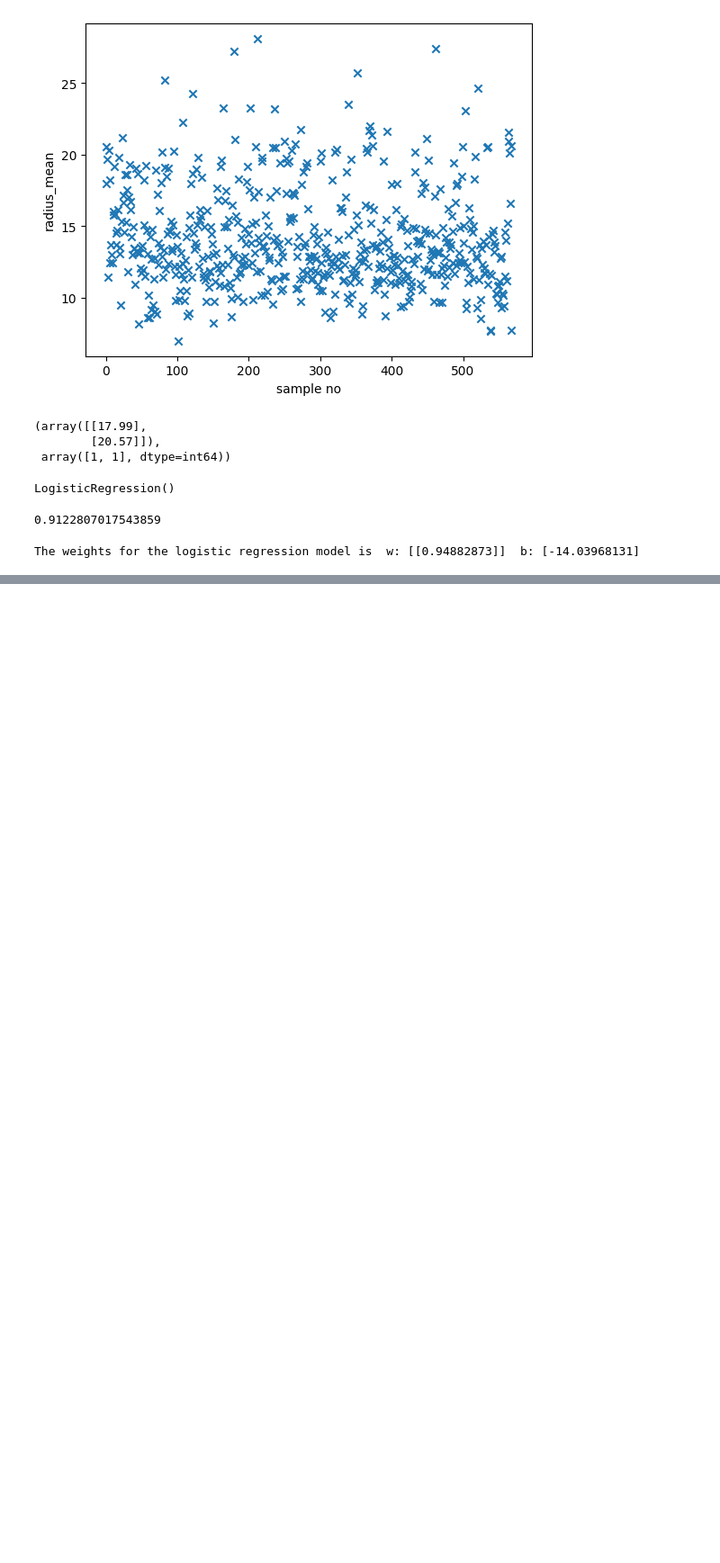
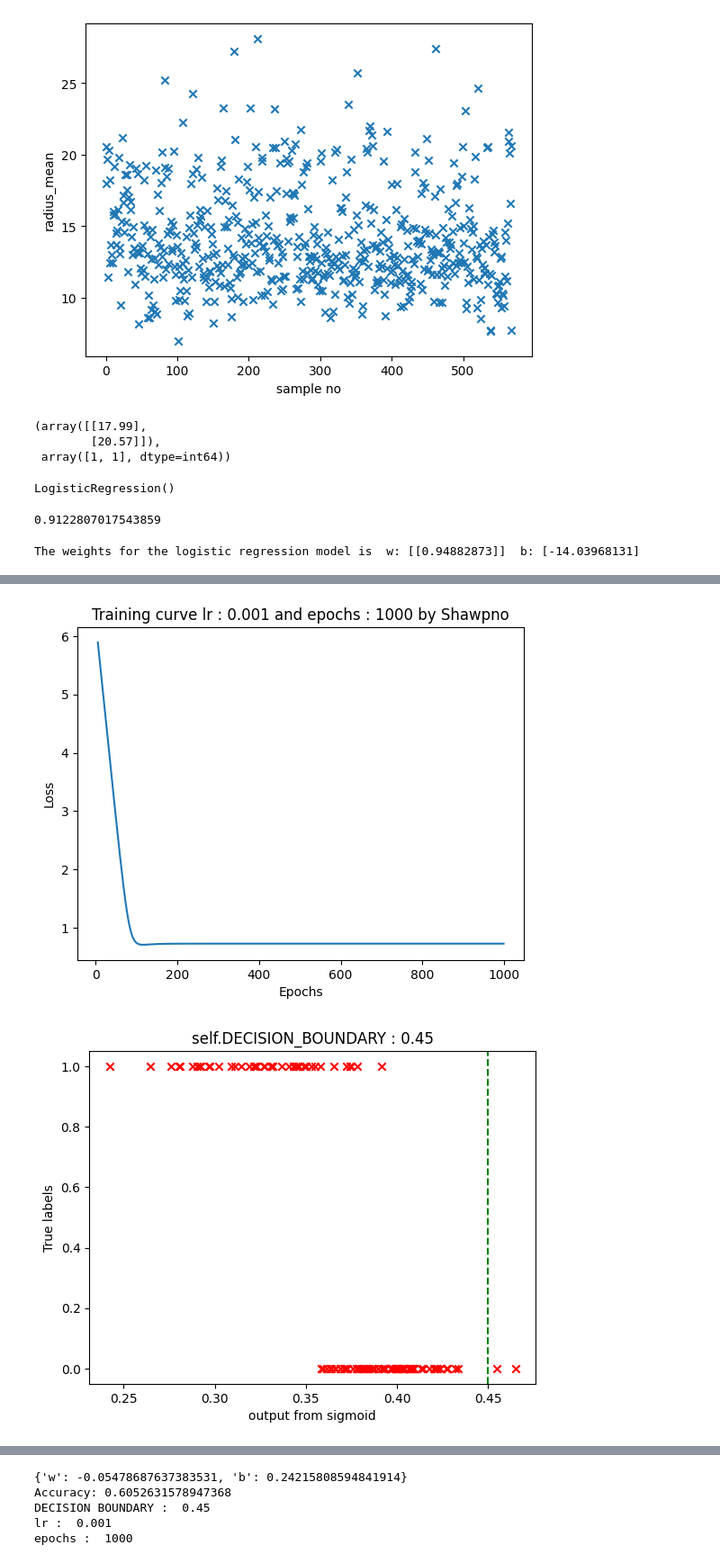
Before and after one commit to swapnashis/Intro_to_AI-BKIAC, a Jupyter notebook: Assingment-2A/Assignment-02A-logistic-regression.ipynb, the cells around one changed output, grey strips where cells are left out. Shown at 90% size. Cells and saved outputs as stored; diff of their text form; code cells hidden in the pictures; blank space fills up the shorter version.

```diff
--- a/Assingment-2A/Assignment-02A-logistic-regression.ipynb
+++ b/Assingment-2A/Assignment-02A-logistic-regression.ipynb
@@ -249,0 +261,23 @@ ValueError: Classification metrics can't handle a mix of binary and continuous t
+# %%
+my_model = MyLogisticRegression(decissionBoundary=0.45)
+my_model.fit(X_train, y_train, epochs=1000, lr=0.001, verbose=False)
+my_model.plot_training_curve()
+my_model.plot_decision_boundary(X_test, y_test)
+
+plt.scatter(X_test, y_test, color='b', marker='o', label='Ground Thruth')
+plt.scatter(X_test, my_model.predict(X_test), color='r', marker='x', label='Predicted')
+plt.xlabel('radius_mean')
+plt.ylabel('diagnosis')
+plt.title('Ground Truth vs Predicted')
+plt.legend()
+plt.show()
+
+print(my_model.params)
+from sklearn.metrics import accuracy_score
+print("Accuracy:", accuracy_score(y_test, my_model.predict(X_test)))
+print('DECISION BOUNDARY : ', my_model.DECISION_BOUNDARY )
+print('lr : ',my_model.stats['lr'])
+print('epochs : ',my_model.stats['epochs'])
+# %% [output]
+[figure, added]
+[figure, added]
@@ -249,0 +285,5 @@ ValueError: Classification metrics can't handle a mix of binary and continuous t
+{'w': -0.05478687637383531, 'b': 0.24215808594841914}
+Accuracy: 0.6052631578947368
+DECISION BOUNDARY :  0.45
+lr :  0.001
+epochs :  1000
```
Also changed, not shown: parts of 10 cells of this notebook, 3 other files.
